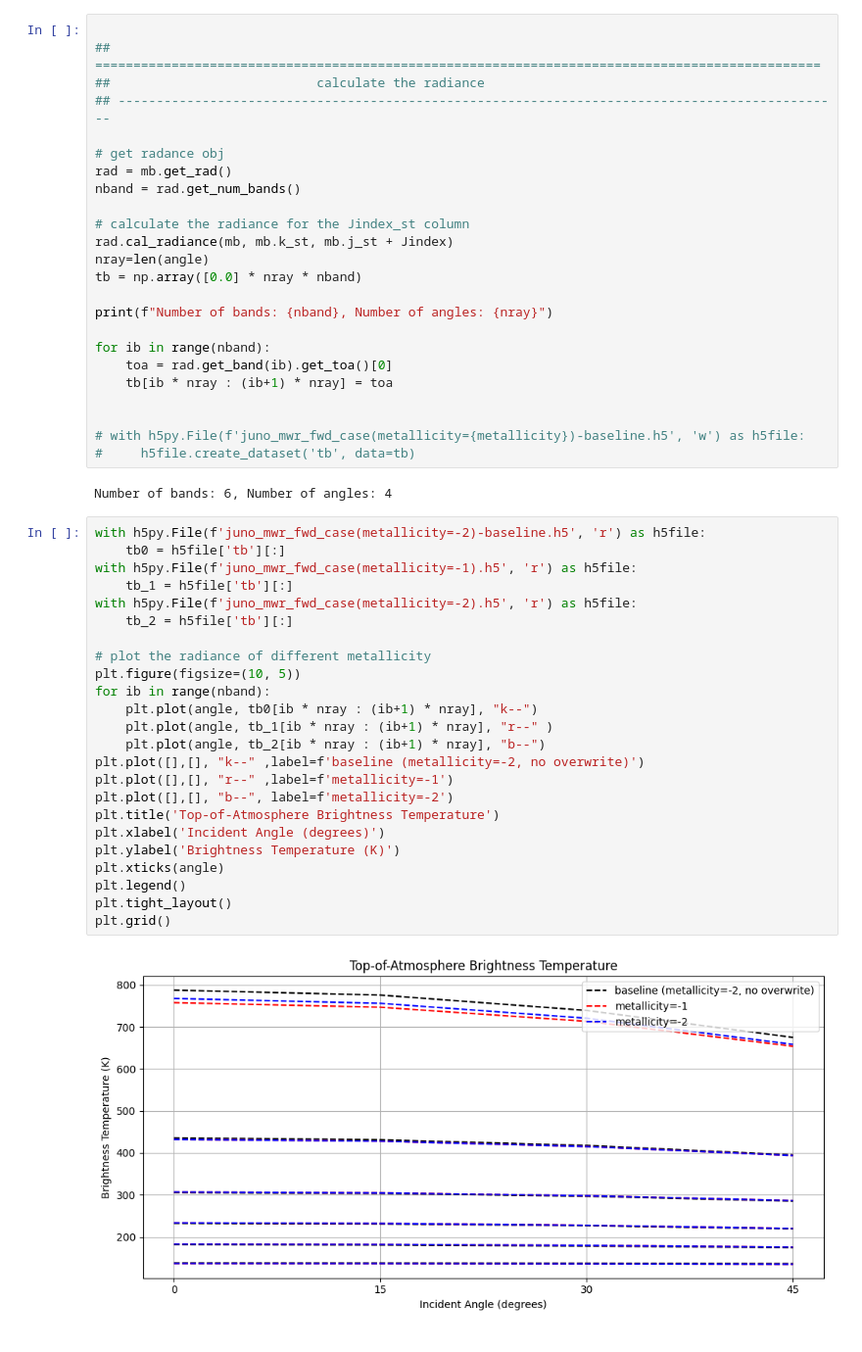
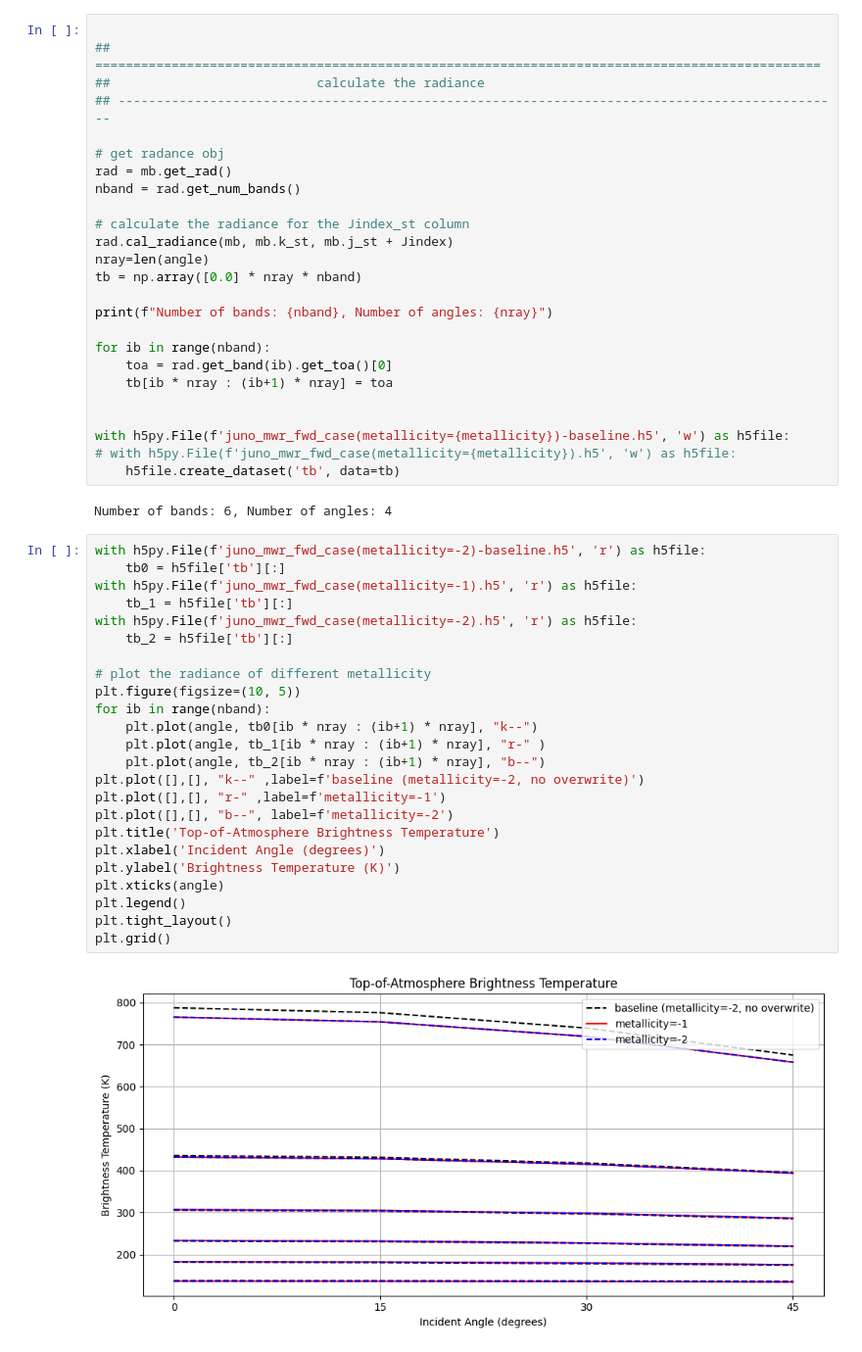
Before and after one commit to jihenghu/canoe, a Jupyter notebook: examples/2024-JHu-juno-mwr/run_juno_forward_fastchem.ipynb, the cells around one changed output. Shown at 98% size. Cells and saved outputs as stored; diff of their text form.

```diff
--- a/examples/2024-JHu-juno-mwr/run_juno_forward_fastchem.ipynb
+++ b/examples/2024-JHu-juno-mwr/run_juno_forward_fastchem.ipynb
@@ -328,33 +354,34 @@ for ib in range(nband):
     tb[ib * nray : (ib+1) * nray] = toa
 
 
-# with h5py.File(f'juno_mwr_fwd_case(metallicity={metallicity})-baseline.h5', 'w') as h5file:
-#     h5file.create_dataset('tb', data=tb)
+with h5py.File(f'juno_mwr_fwd_case(metallicity={metallicity})-baseline.h5', 'w') as h5file:
+# with h5py.File(f'juno_mwr_fwd_case(metallicity={metallicity}).h5', 'w') as h5file:
+    h5file.create_dataset('tb', data=tb)
 # %% [output]
 Number of bands: 6, Number of angles: 4
 # %%
 with h5py.File(f'juno_mwr_fwd_case(metallicity=-2)-baseline.h5', 'r') as h5file:
     tb0 = h5file['tb'][:]
 with h5py.File(f'juno_mwr_fwd_case(metallicity=-1).h5', 'r') as h5file:
     tb_1 = h5file['tb'][:]
 with h5py.File(f'juno_mwr_fwd_case(metallicity=-2).h5', 'r') as h5file:
     tb_2 = h5file['tb'][:]
 
 # plot the radiance of different metallicity
 plt.figure(figsize=(10, 5))
 for ib in range(nband):
     plt.plot(angle, tb0[ib * nray : (ib+1) * nray], "k--")
-    plt.plot(angle, tb_1[ib * nray : (ib+1) * nray], "r--" )
+    plt.plot(angle, tb_1[ib * nray : (ib+1) * nray], "r-" )
     plt.plot(angle, tb_2[ib * nray : (ib+1) * nray], "b--")
 plt.plot([],[], "k--" ,label=f'baseline (metallicity=-2, no overwrite)')
-plt.plot([],[], "r--" ,label=f'metallicity=-1')
+plt.plot([],[], "r-" ,label=f'metallicity=-1')
 plt.plot([],[], "b--", label=f'metallicity=-2')
 plt.title('Top-of-Atmosphere Brightness Temperature')
 plt.xlabel('Incident Angle (degrees)')
 plt.ylabel('Brightness Temperature (K)')
 plt.xticks(angle)
 plt.legend()
 plt.tight_layout()
 plt.grid()
 # %% [output]
-[figure, old version]
+[figure, new version]
```
Also changed, not shown: parts of 5 cells of this notebook, 6 other files.
